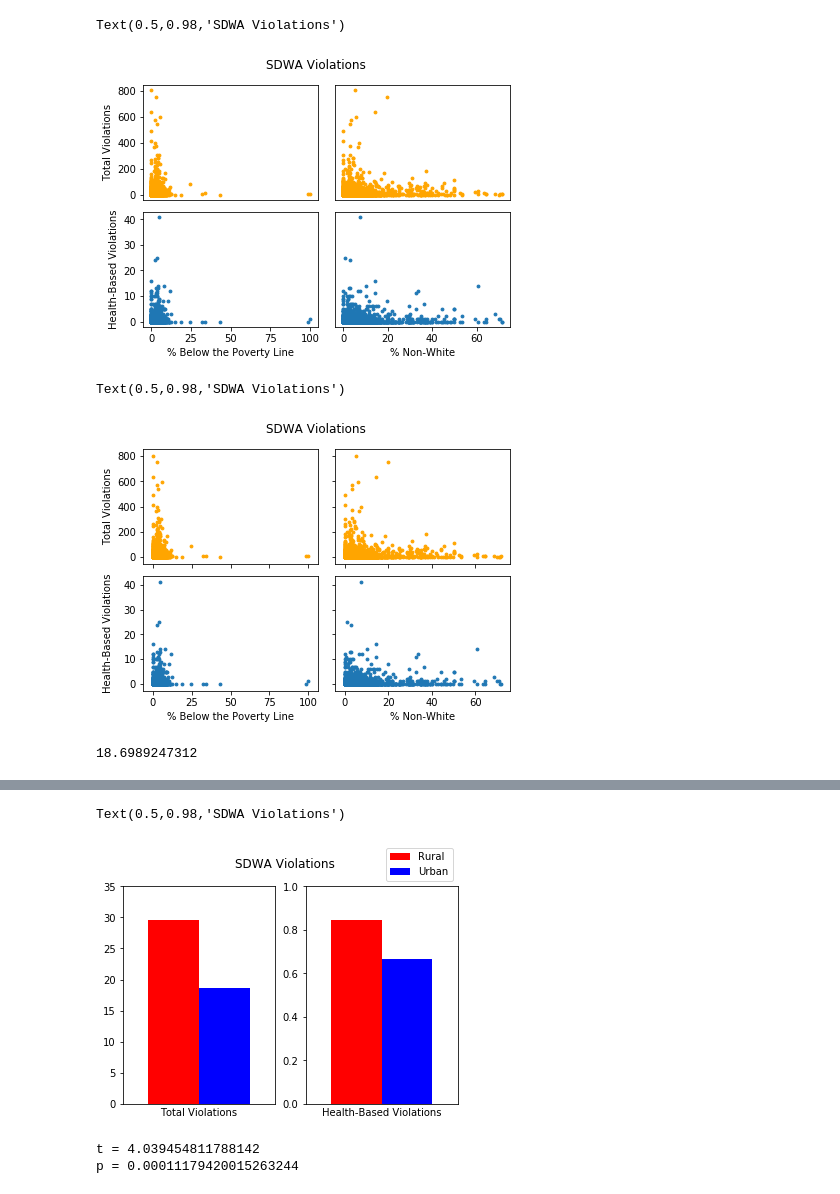
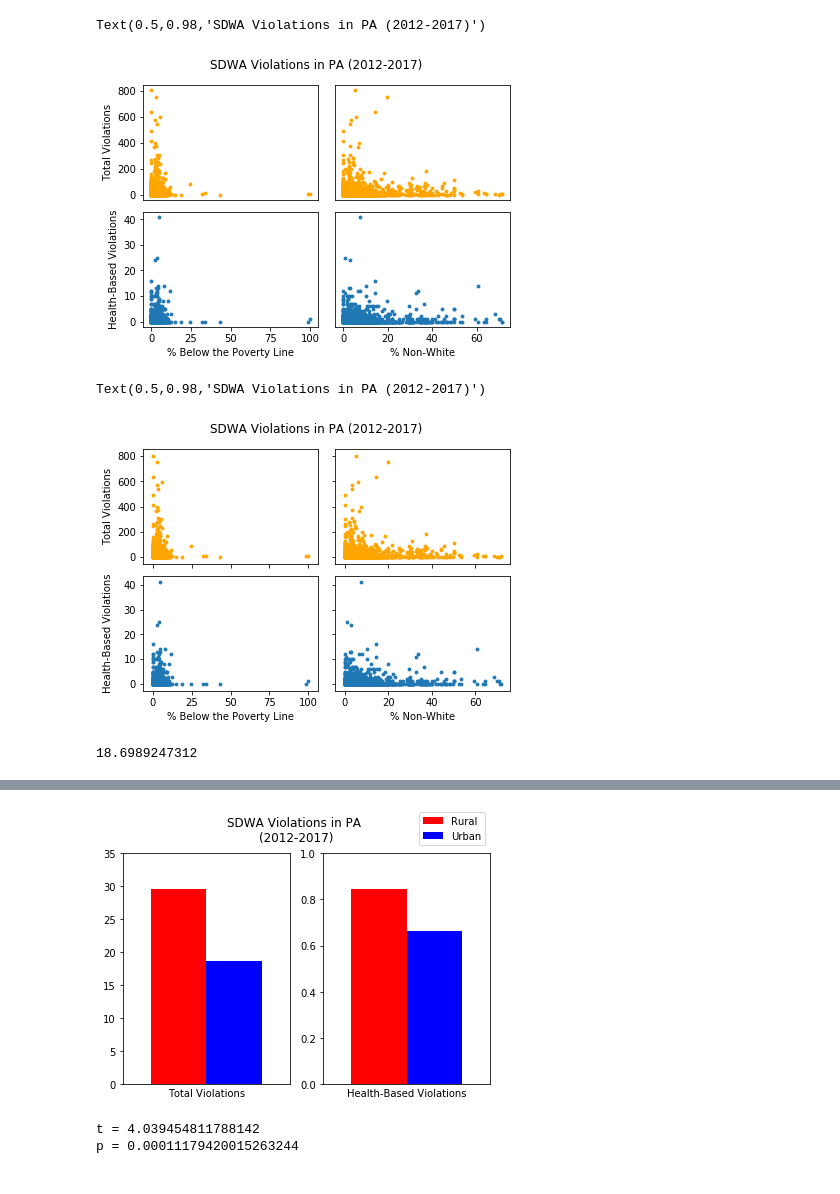
Before and after one commit to zstatmanweil/Thesis, a Jupyter notebook: DataVisualization.ipynb, the cells around one changed output, grey strips where cells are left out. Drawn from its saved outputs; the diff is of its cells as text; code cells hidden in the pictures.

```diff
--- a/DataVisualization.ipynb
+++ b/DataVisualization.ipynb
@@ -50,10 +50,10 @@ plt.yticks([])
 
 plt.subplots_adjust(top=0.89, bottom=0.05, left=0.10, right=0.95, hspace=0.1,
                     wspace=0.1)
-plt.suptitle("SDWA Violations")
+plt.suptitle("SDWA Violations in PA (2012-2017)")
 # %% [output]
-Text(0.5,0.98,'SDWA Violations')
+Text(0.5,0.98,'SDWA Violations in PA (2012-2017)')
-[figure, old version]
+[figure, new version]
 # %%
 # creating the same plot as above but using axes
 fig, ((ax1, ax2), (ax3, ax4)) = plt.subplots(2, 2, sharex='col', sharey='row')
@@ -77,10 +77,10 @@ ax4.set_xlabel("% Non-White")
 
 fig.subplots_adjust(top=0.89, bottom=0.05, left=0.10, right=0.95, hspace=0.1,
                     wspace=0.1)
-fig.suptitle("SDWA Violations")
+fig.suptitle("SDWA Violations in PA (2012-2017)")
 # %% [output]
-Text(0.5,0.98,'SDWA Violations')
+Text(0.5,0.98,'SDWA Violations in PA (2012-2017)')
-[figure, old version]
+[figure, new version]
 # %%
 # create a bar graph with rural vs. urban data
 
@@ -106,32 +106,33 @@ df[df.Urban_Rural=='Rural'].head(5)
 # %%
 fig, (ax1, ax2) = plt.subplots(1, 2)
 
 # set dimensions
 index = np.arange(1)
 bar_width = 1
 
 # subplot 1
 ax1.bar(index, mean_rural_all_vio, bar_width, color='r', label="Rural")
 ax1.bar(index + bar_width, mean_urban_all_vio, bar_width, color='b', label="Urban")
 ax1.set_ylim(0, 35)
 ax1.set_xlim(-1, 2)
 ax1.set_xticks([])
 ax1.set_xlabel("Total Violations")
 #ax1.legend()
 
 # subplot 2
 ax2.bar(index, mean_rural_h_vio, bar_width, color='r', label="Rural")
 ax2.bar(index + bar_width, mean_urban_h_vio, bar_width, color='b', label="Urban")
 ax2.set_ylim(0, 1)
 ax2.set_xlim(-1, 2)
 ax2.set_xticks([])
 ax2.set_xlabel("Health-Based Violations")
 ax2.legend(bbox_to_anchor=(1, 1.2))
 
-fig.suptitle("SDWA Violations")
+fig.suptitle("SDWA Violations in PA \n(2012-2017)")
+fig.subplots_adjust(top=0.85, bottom=0.05, left=0.1, right=0.95,hspace=0.1,
+                    wspace=0.2)
 # %% [output]
-Text(0.5,0.98,'SDWA Violations')
-[figure, old version]
+[figure, new version]
 # %%
 #Use the internal scipy function to conduct a two-tailed t-test
 
```
Also changed, not shown: parts of 2 cells of this notebook.
